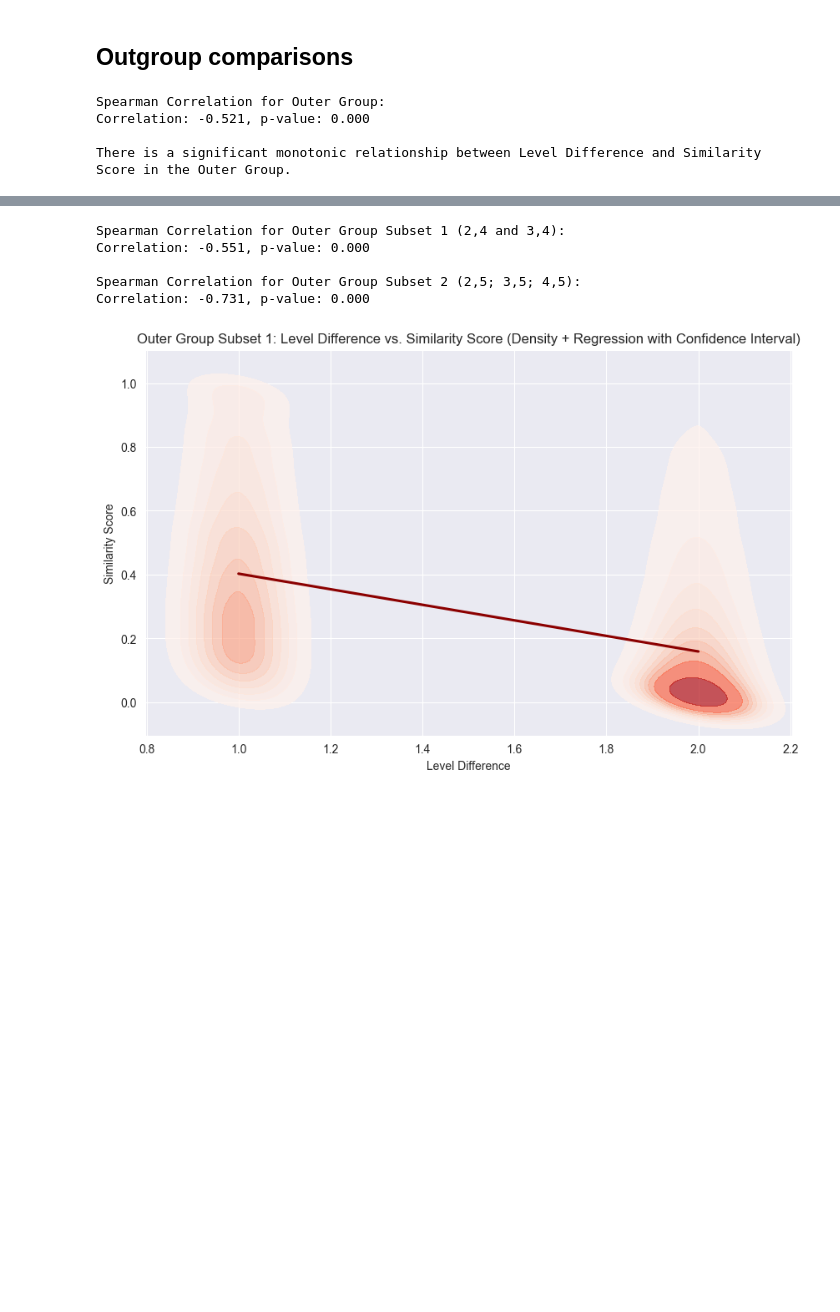
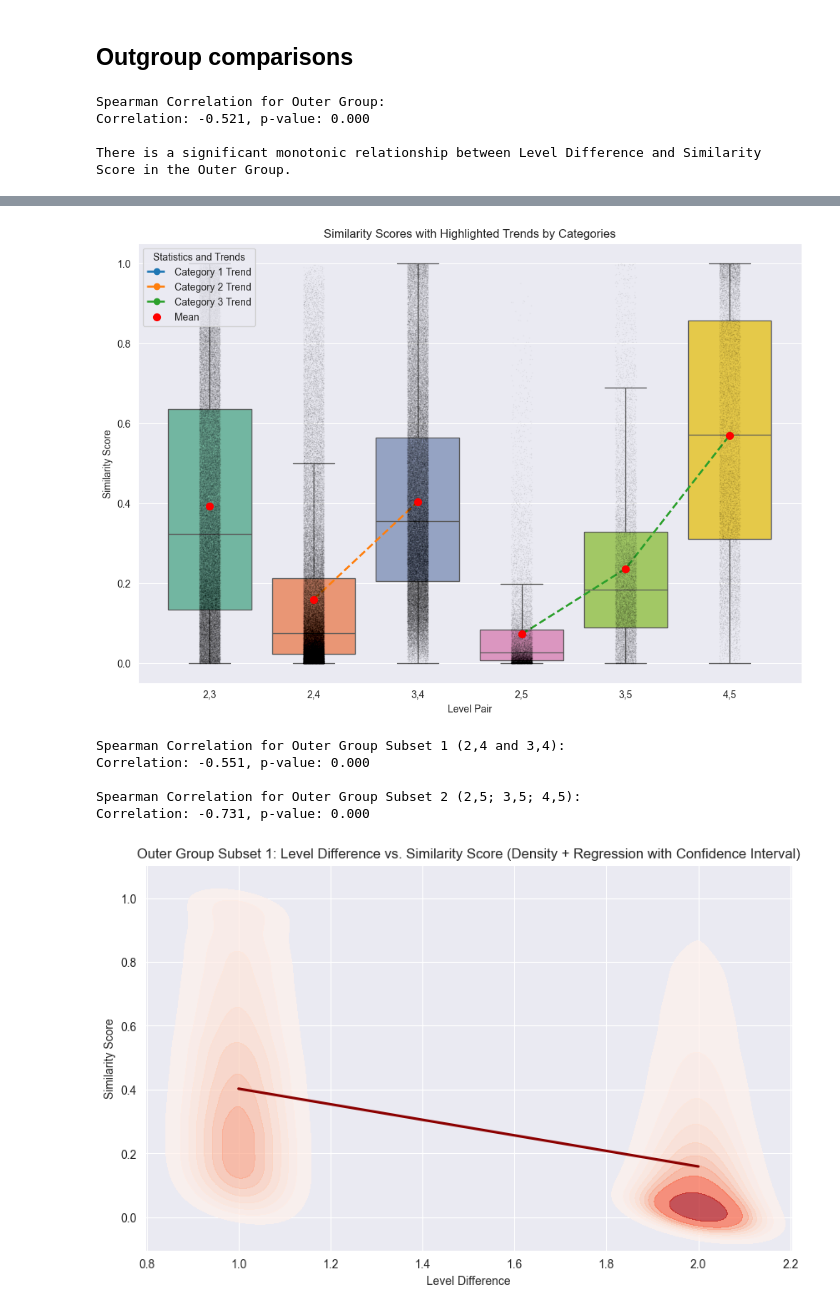
Before and after one commit to Jozefov/MassSpecGymMSn, a Jupyter notebook: notebooks/MSn/dataset_analysis/analysis_1.ipynb, the cells around one changed output, grey strips where cells are left out. Saved outputs shown, nothing was run; the diff lists cells and outputs as text; code cells hidden in the pictures; blank space fills up the shorter version.

```diff
--- a/notebooks/MSn/dataset_analysis/analysis_1.ipynb
+++ b/notebooks/MSn/dataset_analysis/analysis_1.ipynb
@@ -1644,3 +1737,75 @@ There is a significant monotonic relationship between Level Difference and Simil
+# %%
+# Categorize the Level_Pairs into three groups for highlighting trends
+def categorize_level_pair(level_pair):
+    if level_pair == "2,3":
+        return "Category 1"
+    elif level_pair in ["2,4", "3,4"]:
+        return "Category 2"
+    elif level_pair in ["2,5", "3,5", "4,5"]:
+        return "Category 3"
+    return "Other"
+
+# Add category information to the dataframe
+outer_group_df['Category'] = outer_group_df['Level_Pair'].apply(categorize_level_pair)
+
+plt.figure(figsize=(12, 8))
+
+# Boxplot for Outer Group
+sns.boxplot(
+    x='Level_Pair',
+    y='Similarity_Score',
+    data=outer_group_df,
+    palette='Set2',
+    showfliers=False  # Suppress default outliers
+)
+
+# Add outliers separately for customization
+sns.stripplot(
+    x='Level_Pair',
+    y='Similarity_Score',
+    data=outer_group_df,
+    color='black',
+    alpha=0.05,  # Slightly more opaque for better visibility
+    jitter=True,
+    size=1
+)
+
+# Add mean values
+mean_values = outer_group_df.groupby(['Category', 'Level_Pair'])['Similarity_Score'].mean().reset_index()
+
+# Plot the means and connect them within categories
+for category, group_data in mean_values.groupby('Category'):
+    positions = [list(outer_group_df['Level_Pair'].unique()).index(pair) for pair in group_data['Level_Pair']]
+    plt.plot(
+        positions,
+        group_data['Similarity_Score'],
+        label=f'{category} Trend',
+        linestyle='--',
+        marker='o',
+        linewidth=2
+    )
+
+# Scatterplot for mean points
+plt.scatter(
+    x=[list(outer_group_df['Level_Pair'].unique()).index(pair) for pair in mean_values['Level_Pair']],
+    y=mean_values['Similarity_Score'],
+    color='red',
+    label='Mean',
+    zorder=5,  # Keep it on top of other elements
+    s=50
+)
+
+# Add legend
+plt.legend(title='Statistics and Trends', loc='upper left')
+
+# Customize labels and title
+plt.title('Similarity Scores with Highlighted Trends by Categories')
+plt.xlabel('Level Pair')
+plt.ylabel('Similarity Score')
+
+plt.show()
+# %% [output]
+[figure, added]
 # %%
 # Define subsets based on user observation
 subset1_pairs = [(2,4), (3,4)]
```
Also changed, not shown: parts of 2 cells of this notebook.
